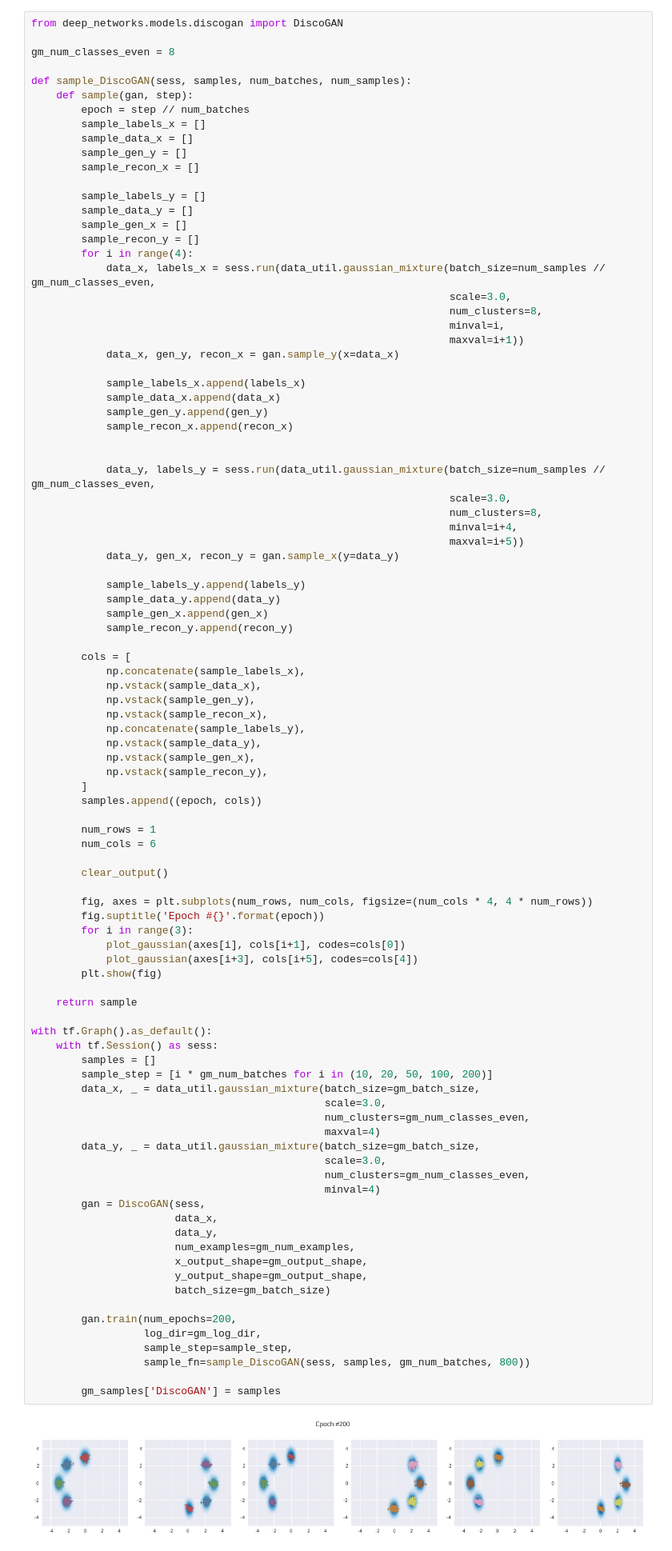
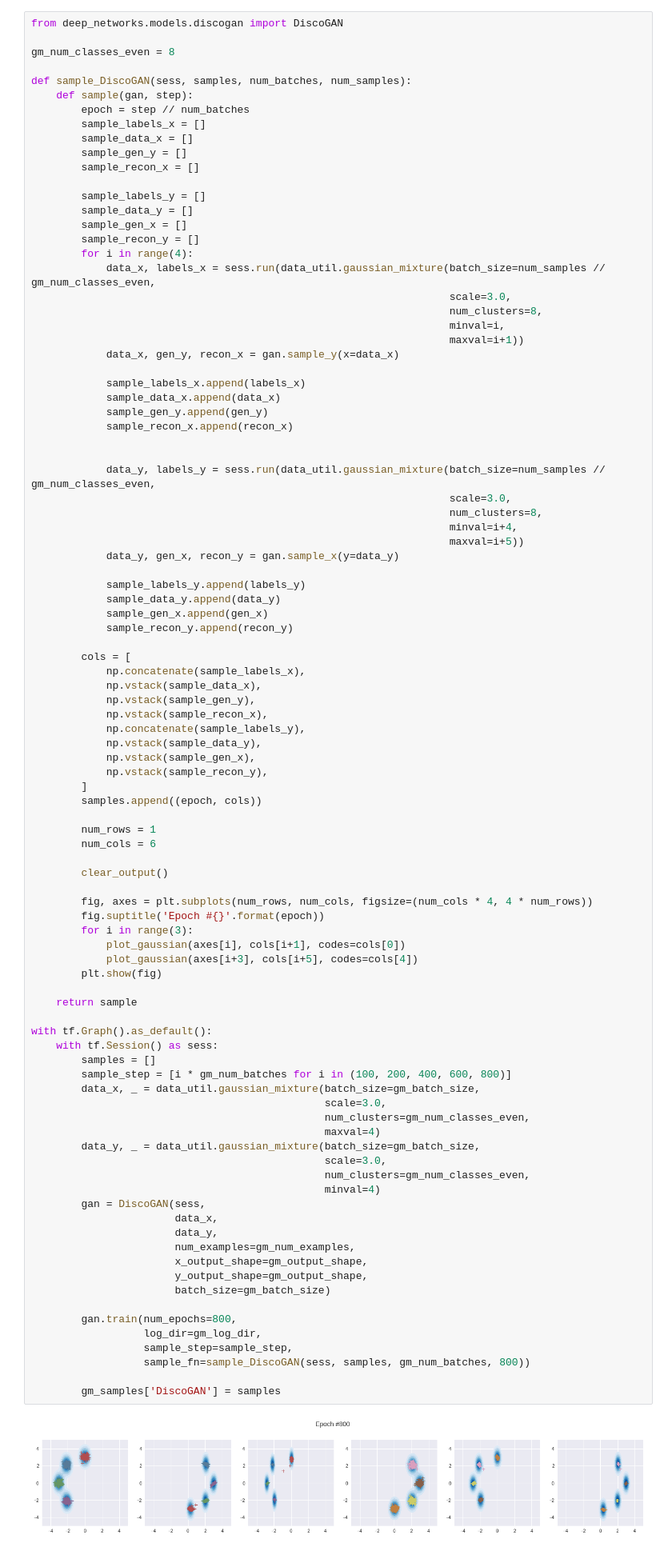
Before and after one commit to shaform/DeepNetworks, a Jupyter notebook: notebooks/GAN - Mixture of Gaussians.ipynb, the cells around one changed output. Shown at 80% size. Drawn from its saved outputs; the diff is of its cells as text.

```diff
--- a/notebooks/GAN - Mixture of Gaussians.ipynb
+++ b/notebooks/GAN - Mixture of Gaussians.ipynb
@@ -282,36 +282,36 @@ def sample_DiscoGAN(sess, samples, num_batches, num_samples):
             plot_gaussian(axes[i+3], cols[i+5], codes=cols[4])
         plt.show(fig)
 
     return sample
 
 with tf.Graph().as_default():
     with tf.Session() as sess:
         samples = []
-        sample_step = [i * gm_num_batches for i in (10, 20, 50, 100, 200)]
+        sample_step = [i * gm_num_batches for i in (100, 200, 400, 600, 800)]
         data_x, _ = data_util.gaussian_mixture(batch_size=gm_batch_size,
                                                scale=3.0,
                                                num_clusters=gm_num_classes_even,
                                                maxval=4)
         data_y, _ = data_util.gaussian_mixture(batch_size=gm_batch_size,
                                                scale=3.0,
                                                num_clusters=gm_num_classes_even,
                                                minval=4)
         gan = DiscoGAN(sess,
                        data_x,
                        data_y,
                        num_examples=gm_num_examples,
                        x_output_shape=gm_output_shape,
                        y_output_shape=gm_output_shape,
                        batch_size=gm_batch_size)
 
-        gan.train(num_epochs=200,
+        gan.train(num_epochs=800,
                   log_dir=gm_log_dir,
                   sample_step=sample_step,
                   sample_fn=sample_DiscoGAN(sess, samples, gm_num_batches, 800))
 
         gm_samples['DiscoGAN'] = samples
 # %% [output]
-[figure, old version]
+[figure, new version]
 # %% [markdown]
 ## DiscoGAN Results
 # %%
```
Also changed, not shown: parts of 1 cell of this notebook, 1 other file.
